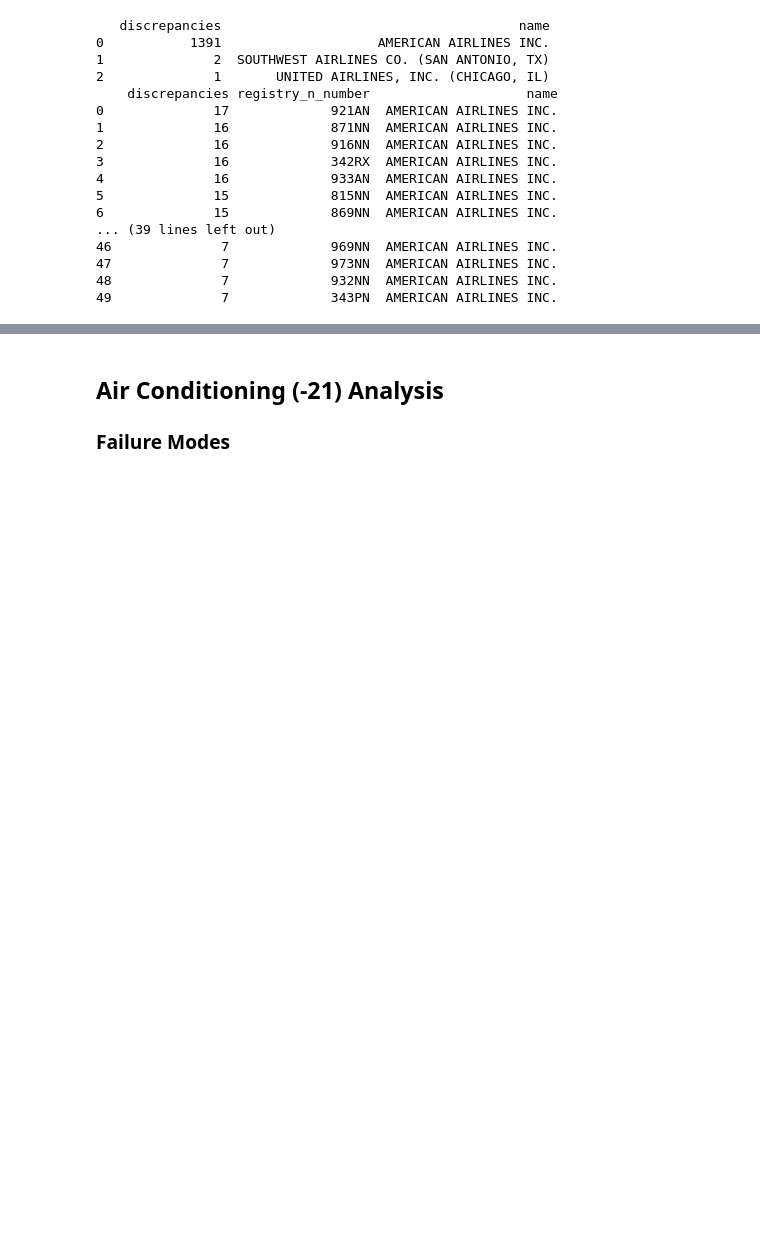
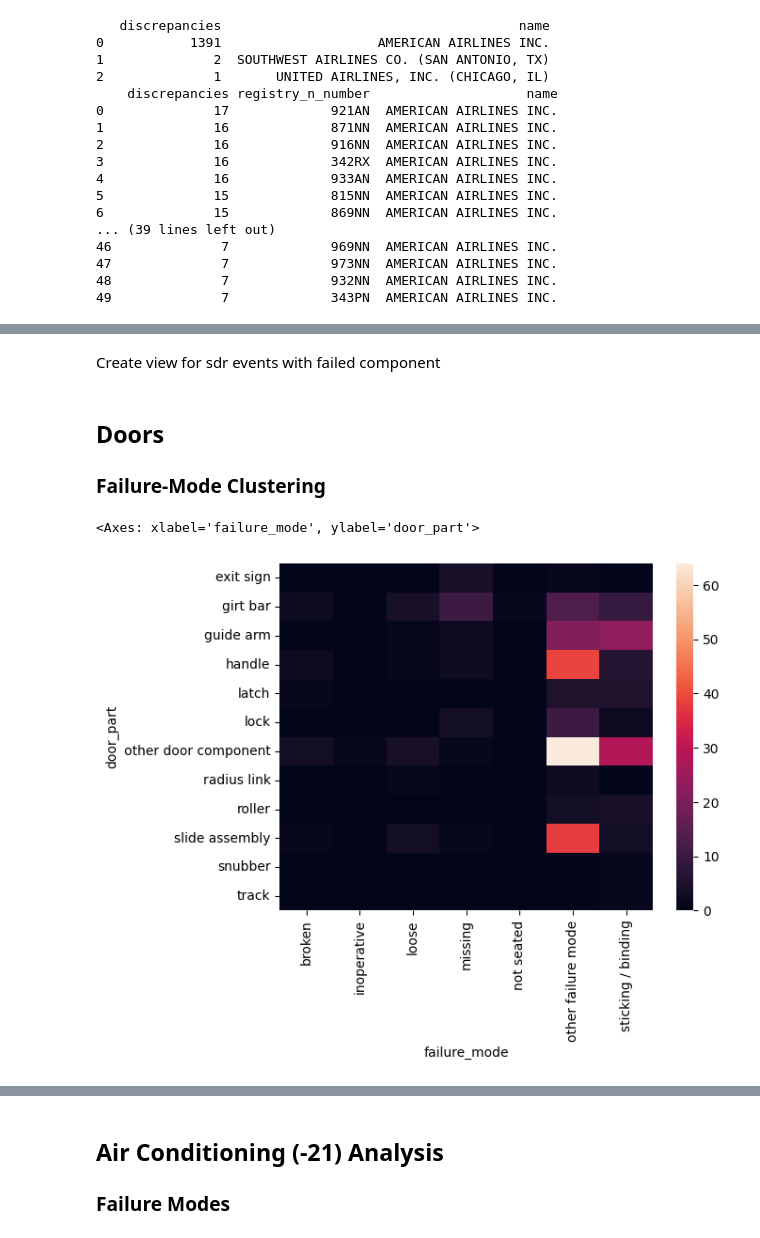
Before and after one commit to NorthrupRobert/737-800_SDR_Reliability_Analysis, a Jupyter notebook: _data_design_and_exploration/06_explore_aa.ipynb, the cells around one changed output, grey strips where cells are left out. Drawn from its saved outputs; the diff is of its cells as text; code cells hidden in the pictures; blank space fills up the shorter version.

```diff
--- a/_data_design_and_exploration/06_explore_aa.ipynb
+++ b/_data_design_and_exploration/06_explore_aa.ipynb
@@ -1297,0 +1619,2 @@ print(df_aog_events_aircraft)
+# %% [markdown]
+Create view for sdr events with failed component
@@ -1297,0 +1685,3 @@ print(df_aog_events_aircraft)
+# %% [markdown]
+## Doors
+### Failure-Mode Clustering
@@ -1297,0 +1737,59 @@ print(df_aog_events_aircraft)
+# %%
+my_df = interface.q_to_df("""
+SELECT
+    /* PART CLASSIFICATION */
+    CASE
+        WHEN discrepancy ILIKE '%guide arm%' THEN 'guide arm'
+        WHEN discrepancy ILIKE '%radius link%' THEN 'radius link'
+        WHEN discrepancy ILIKE '%roller%' THEN 'roller'
+        WHEN discrepancy ILIKE '%snubber%' THEN 'snubber'
+        WHEN discrepancy ILIKE '%girt bar%' THEN 'girt bar'
+        WHEN discrepancy ILIKE '%retainer clip%' THEN 'retainer clip'
+        WHEN discrepancy ILIKE '%handle%' THEN 'handle'
+        WHEN discrepancy ILIKE '%latch%' THEN 'latch'
+        WHEN discrepancy ILIKE '%lock%' THEN 'lock'
+        WHEN discrepancy ILIKE '%threshold%' THEN 'threshold'
+        WHEN discrepancy ILIKE '%track%' THEN 'track'
+        WHEN discrepancy ILIKE '%slide%' THEN 'slide assembly'
+        WHEN discrepancy ILIKE '%exit sign%' THEN 'exit sign'
+        WHEN discrepancy ILIKE '%corrosion%' THEN 'structure'
+        ELSE 'other door component'
+    END AS door_part,
+
+    /* FAILURE MODE CLASSIFICATION */
+    CASE
+        WHEN discrepancy ILIKE '%difficult%'
+          OR discrepancy ILIKE '%hard to%'
+          OR discrepancy ILIKE '%stuck%'
+          OR discrepancy ILIKE '%sticks%'
+          THEN 'sticking / binding'
+
+        WHEN discrepancy ILIKE '%loose%' THEN 'loose'
+        WHEN discrepancy ILIKE '%broken%' THEN 'broken'
+        WHEN discrepancy ILIKE '%misaligned%'
+          OR discrepancy ILIKE '%alignment%' THEN 'misaligned'
+        WHEN discrepancy ILIKE '%corrosion%' THEN 'corroded'
+        WHEN discrepancy ILIKE '%missing%' THEN 'missing'
+        WHEN discrepancy ILIKE '%inoperative%' THEN 'inoperative'
+        WHEN discrepancy ILIKE '%not seated%'
+          OR discrepancy ILIKE '%falling out%' THEN 'not seated'
+        WHEN discrepancy ILIKE '%arm%' AND discrepancy ILIKE '%difficult%' THEN 'arm/disarm difficulty'
+        ELSE 'other failure mode'
+    END AS failure_mode,
+
+    COUNT(*) AS event_count
+
+FROM sdr_event_aa_classified
+WHERE discrepancy ILIKE '%door%' AND
+    severity = 3
+GROUP BY door_part, failure_mode
+ORDER BY event_count DESC;
+""")
+
+
+
+my_df = my_df.pivot(index='door_part', columns='failure_mode', values='event_count').astype(float).fillna(0.0)
+sns.heatmap(my_df)
+# %% [output]
+<Axes: xlabel='failure_mode', ylabel='door_part'>
+[figure, added]
```
Also changed, not shown: parts of 9 cells of this notebook, 3 other files.
